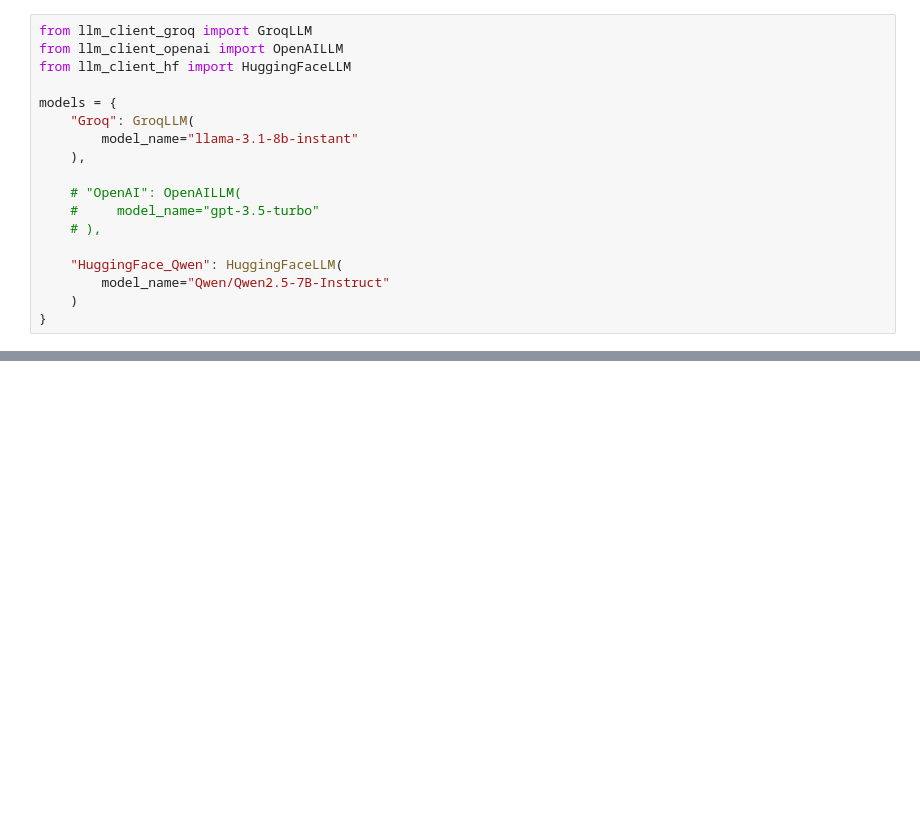
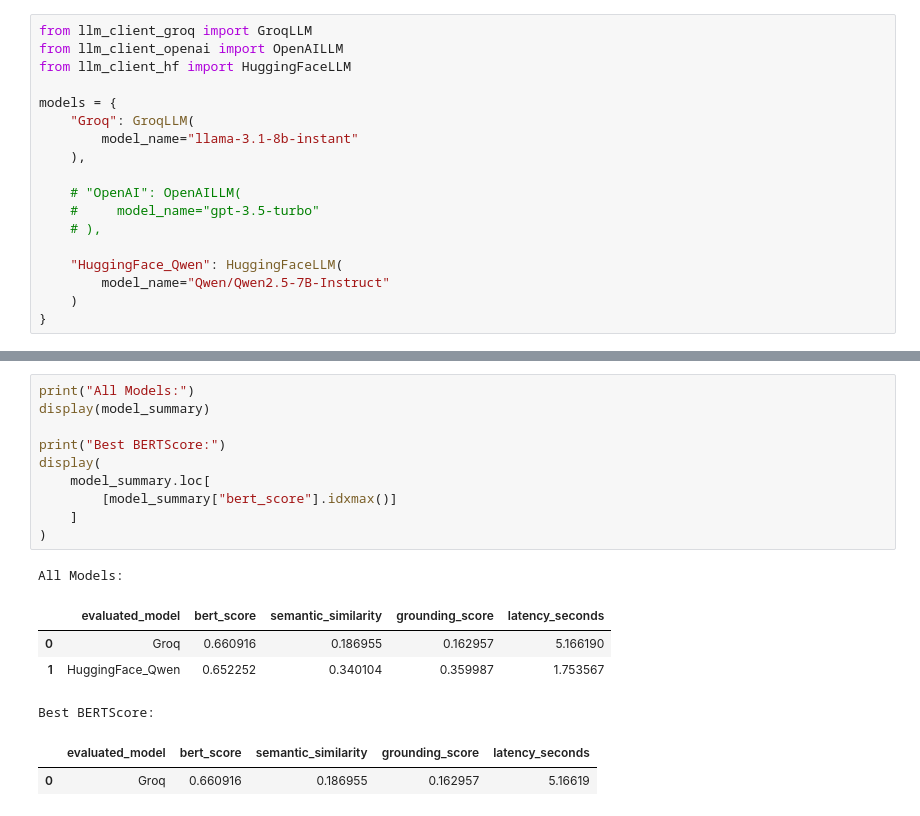
Before and after one commit to MariaEskaros/NLP-project, a Jupyter notebook: notebooks/MS3_RAG.ipynb, the cells around one changed output, grey strips where cells are left out. Cells and saved outputs as stored; diff of their text form; blank space fills up the shorter version.

```diff
--- a/notebooks/MS3_RAG.ipynb
+++ b/notebooks/MS3_RAG.ipynb
@@ -1115,3 +1145,21 @@ file_summary.to_csv(
 print("Saved evaluation results to:", EVAL_OUTPUT_DIR)
 # %% [output]
 Saved evaluation results to: c:\Users\Nadine Samir\Marina\NLP-project\data\evaluation_results
+# %%
+print("All Models:")
+display(model_summary)
+
+print("Best BERTScore:")
+display(
+    model_summary.loc[
+        [model_summary["bert_score"].idxmax()]
+    ]
+)
+# %% [output]
+All Models:
+|  | evaluated_model | bert_score | semantic_similarity | grounding_score | latency_seconds |
+| 0 | Groq | 0.660916 | 0.186955 | 0.162957 | 5.166190 |
+| 1 | HuggingFace_Qwen | 0.652252 | 0.340104 | 0.359987 | 1.753567 |
+Best BERTScore:
+|  | evaluated_model | bert_score | semantic_similarity | grounding_score | latency_seconds |
+| 0 | Groq | 0.660916 | 0.186955 | 0.162957 | 5.16619 |
```
Also changed, not shown: parts of 23 cells of this notebook.
